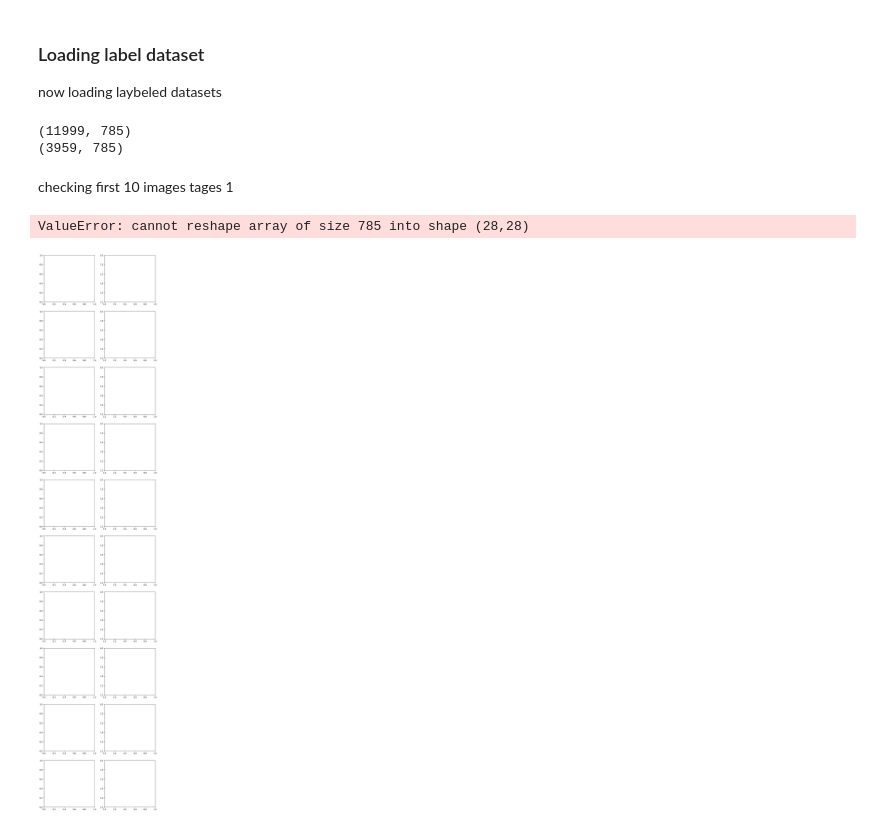
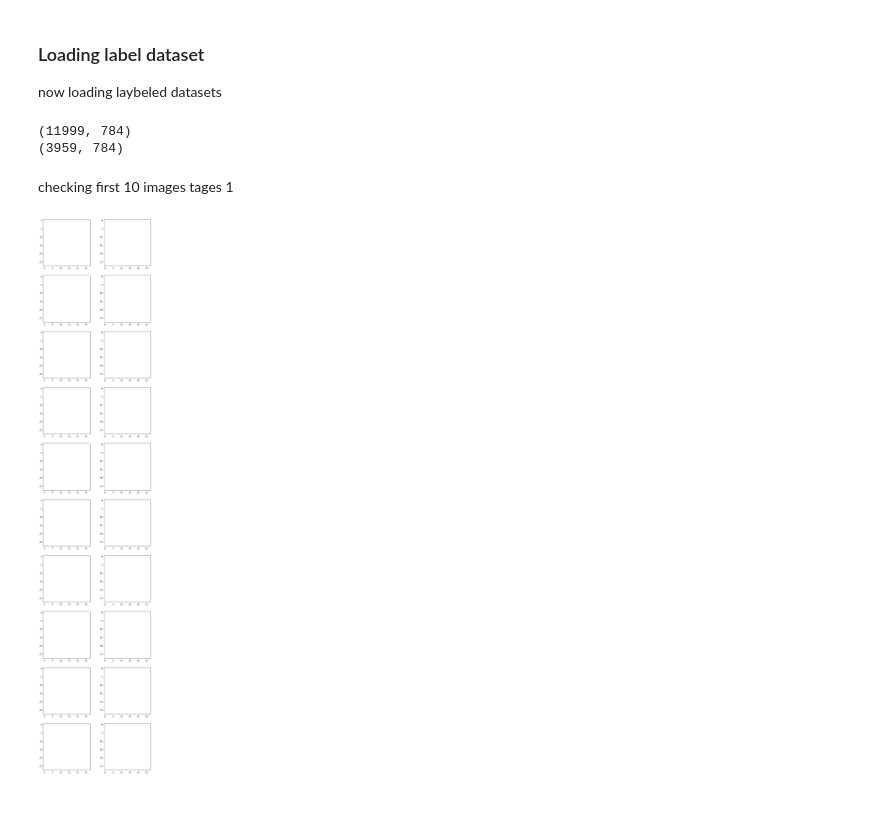
Before and after one commit to safeer-maker/image_classification, a Jupyter notebook: classification.ipynb, the cells around one changed output. Drawn from its saved outputs; the diff is of its cells as text; code cells hidden in the pictures; blank space fills up the shorter version.

Commit message:
neural network is created but there is error in plot function and loss function is not valid.

```diff
--- a/classification.ipynb
+++ b/classification.ipynb
@@ -40,5 +41,5 @@ ls Classification_data_set
 # %%
-X_data   = pd.read_csv("Classification_data_set/Train_data_mod.csv")
+X_data   = pd.read_csv("Classification_data_set/Train_data_mod.csv", index_col=0)
 X_laybel = pd.read_csv('Classification_data_set/TrainLabels.csv')
-y_data   = pd.read_csv('Classification_data_set/Test_data_mod.csv')
+y_data   = pd.read_csv('Classification_data_set/Test_data_mod.csv', index_col=0)
 y_laybel = pd.read_csv('Classification_data_set/TestLabels.csv')
@@ -113,28 +137,30 @@ print (X_data.shape)
 
 print (y_data.shape)
 # %% [output]
-(11999, 785)
-(3959, 785)
+(11999, 784)
+(3959, 784)
 # %% [markdown]
 checking first 10 images tages 1
 # %%
 #the number of images you want to display
 no_fig_to_disp = 10
 #cheking the number of fiture we have to display
 no_feature = len(np.unique(X_laybel))
 
 # using the feature to view the images of different features side by side.
 # the number of images can be changes from no_fg_to_disp
 fig , ax = plt.subplots(nrows= no_fig_to_disp ,ncols= no_feature, figsize = (no_feature*5, no_fig_to_disp * 5))
 
 for col in range (no_feature):
     # for loop for sngle feature
+
     feture_value = np.unique(X_laybel)
     temp_array = X_data[X_laybel == feture_value[col] ]
+
     for row in range (no_fig_to_disp):
 
-        ax[ row, row].imshow (temp_array.loc[row].to_numpy().reshape(28,28))
+        #ax[row, col].imshow (temp_array.loc[row].to_numpy().reshape(28,28))
+        ax[row, col].imshow (temp_array.iloc[row].to_numpy().reshape(28,28))
 # %% [output]
-ValueError: cannot reshape array of size 785 into shape (28,28)
-[figure, old version]
+[figure, new version]
 # %%
```
Also changed, not shown: parts of 16 cells of this notebook.
